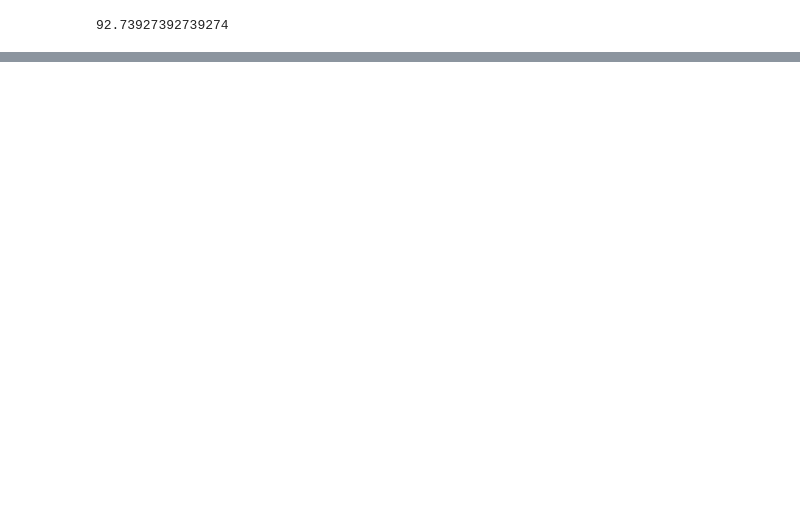
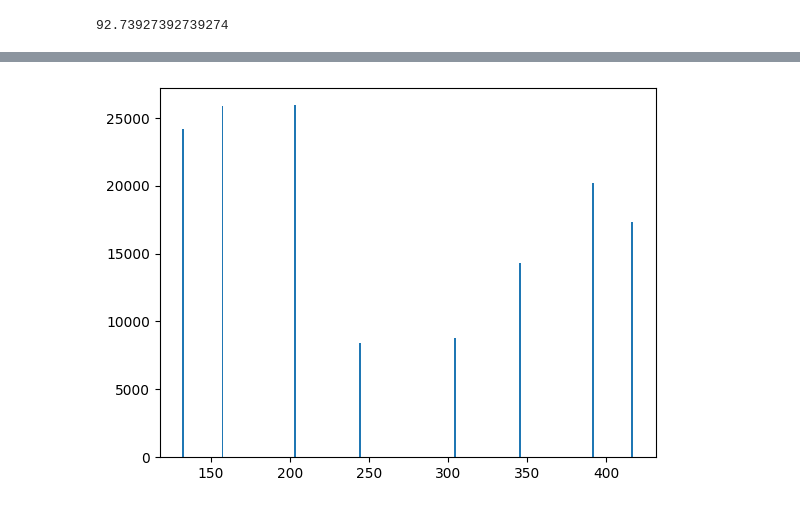
Before and after one commit to evgr5/Proteosim, a Jupyter notebook: tutorials/ms_experiment_final.ipynb, the cells around one changed output, grey strips where cells are left out. Saved outputs shown, nothing was run; the diff lists cells and outputs as text; code cells hidden in the pictures; blank space fills up the shorter version.

```diff
--- a/tutorials/ms_experiment_final.ipynb
+++ b/tutorials/ms_experiment_final.ipynb
@@ -22,0 +36,7 @@ AttributeError: module 'proteosim' has no attribute 'predict_lc_retention_times'
+# %%
+fragment_masses_ms2 = ps.calculate_mol_mass_collection(fragments, ps.amino_acid_mass_dalton)
+fragment_mz2_collection = ps.calculate_mz_collection(fragment_masses_ms2, 1)
+
+ps.plot_spectrum(fragment_mz2_collection.values())
+# %% [output]
+[figure, added]
```
Also changed, not shown: parts of 3 cells of this notebook, 3 other files.
